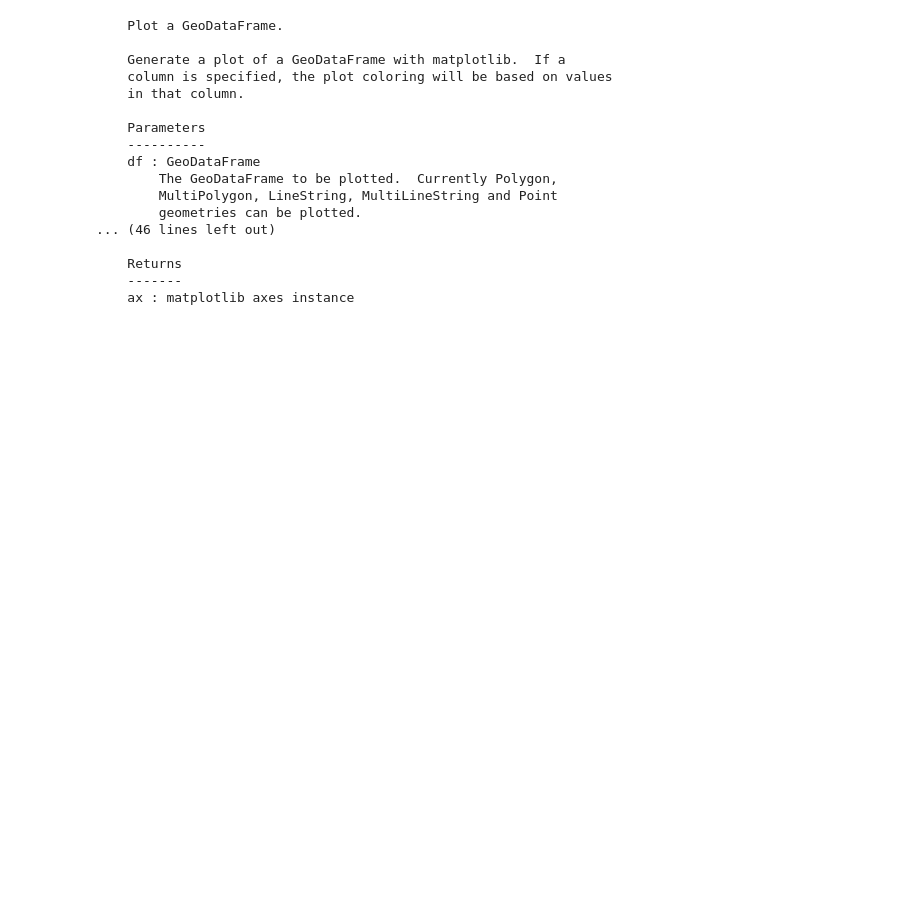
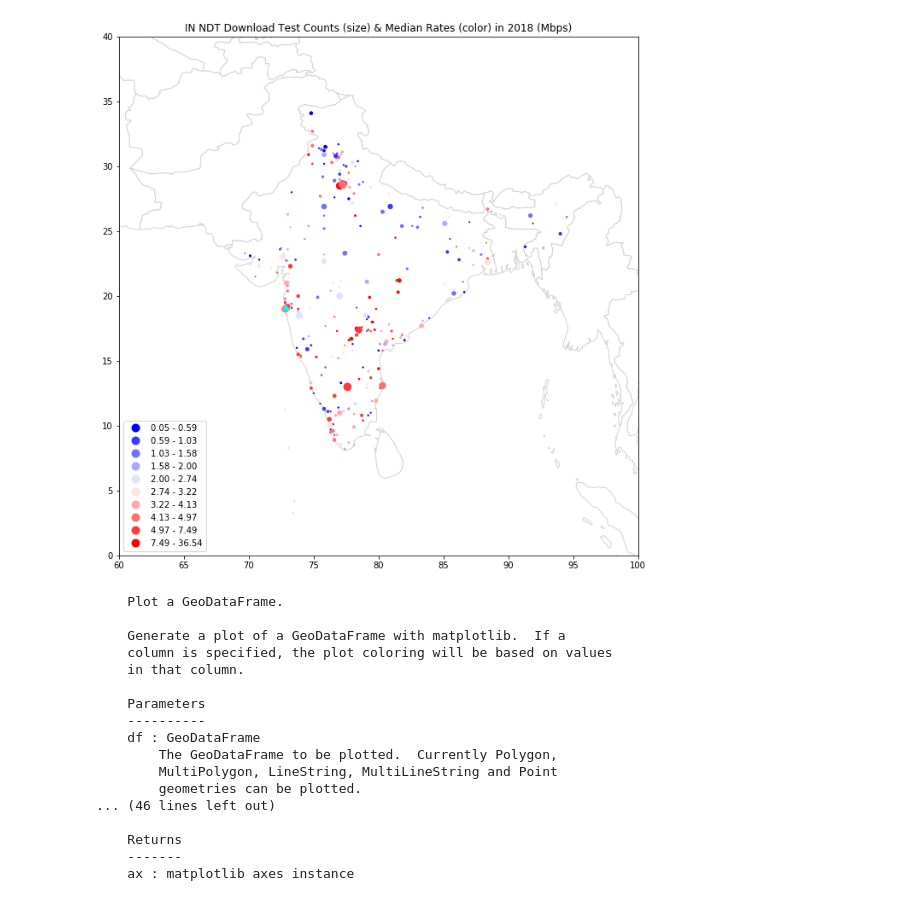
Before and after one commit to stephen-soltesz/ipython-testing, a Jupyter notebook: africa-clients-geolocation.ipynb, the cells around one changed output. Cells and saved outputs as stored; diff of their text form; code cells hidden in the pictures; blank space fills up the shorter version.

```diff
--- a/africa-clients-geolocation.ipynb
+++ b/africa-clients-geolocation.ipynb
@@ -179,3 +199,15 @@ Text(0.5,1,u'African NDT Download Test Counts (size) & Median Rates (color) in 2
+# %%
+for cont, ((lon_min, lon_max), (lat_min, lat_max)) in [('IN', ((60, 100), (0, 40)))]:
+    ax0 = globe.plot(column='default', color='white', figsize=(19, 10), edgecolor='lightgrey') # , figsize=figsize)
+    ax1 = gdf[gdf.country_code == cont].plot(ax=ax0, column='download_mbps', figsize=(19, 10), cmap='bwr', scheme='Quantiles',
+               k=10, markersize=gdf[gdf.country_code == cont]['markersize'], legend=True, legend_kwds={"loc": 3},)
+    all_locations.plot(ax=ax1, color='Cyan', markersize=30)
+    ax1.set_title('%s NDT Download Test Counts (size) & Median Rates (color) in 2018 (Mbps)' % cont)
+    ax1.set_xbound(lon_min, lon_max)
+    ax1.set_ybound(lat_min, lat_max)
+    ax1.get_figure().tight_layout(rect=[0, 0.03, 1, 0.95])
+# %% [output]
+[figure, added]
 # %%
 print gdf.plot.__doc__
 # %% [output]
```
Also changed, not shown: parts of 6 cells of this notebook.
